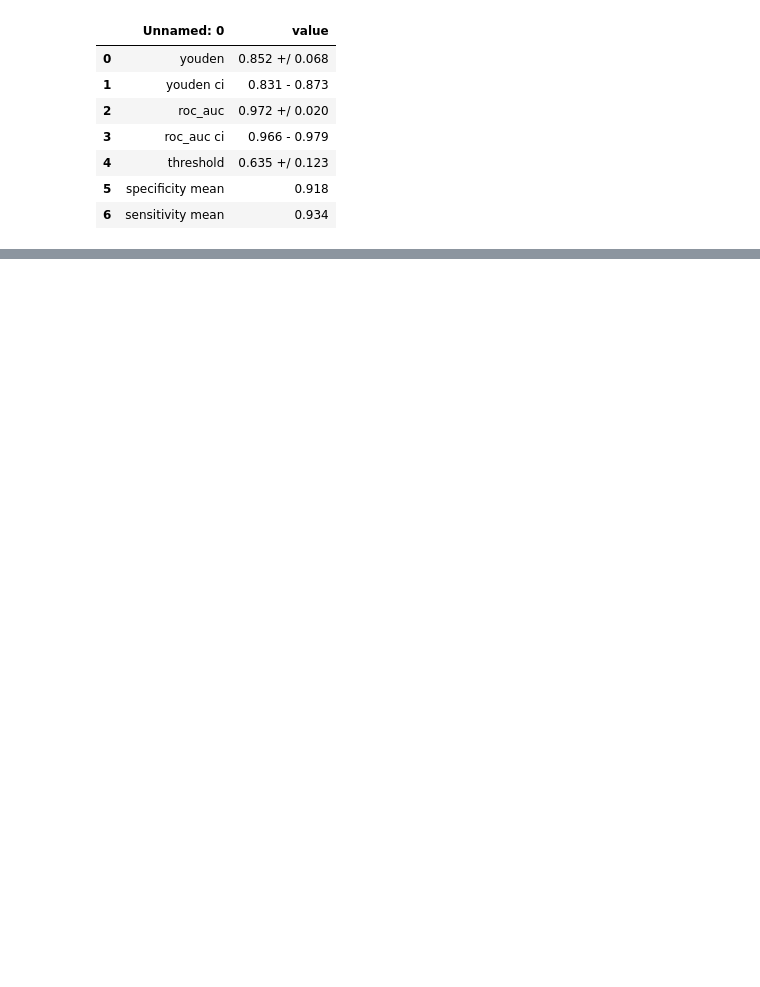
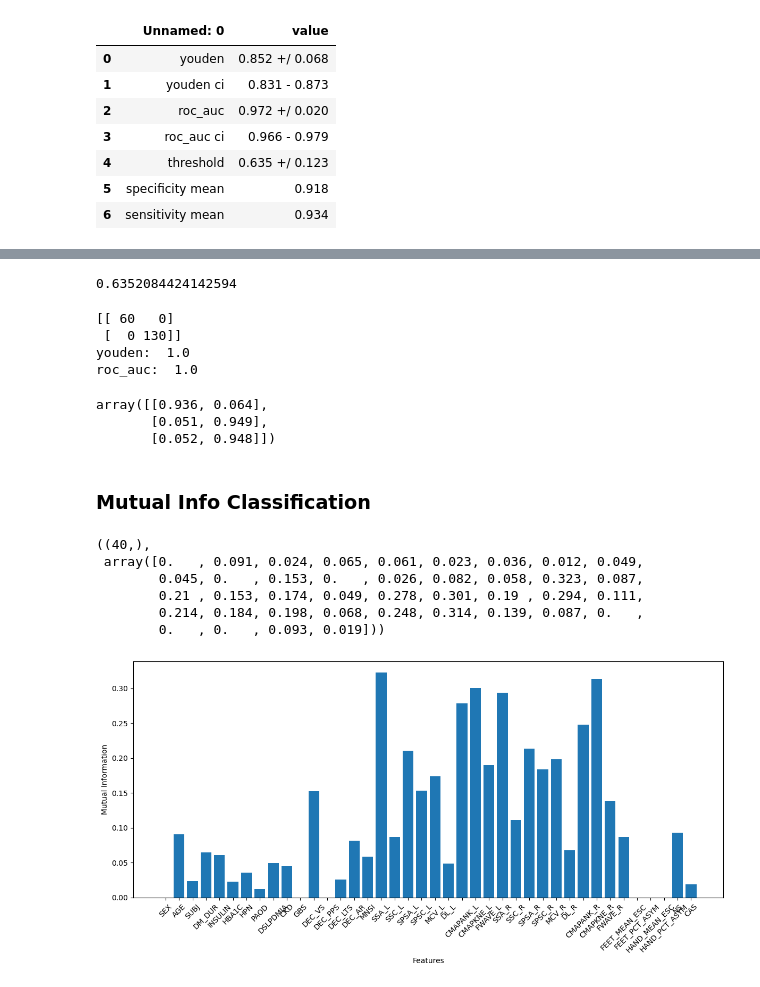
Before and after one commit to acbriza/dpn2026, a Jupyter notebook: module/hparam_optimization_final_catboost.ipynb, the cells around one changed output, grey strips where cells are left out. Saved outputs shown, nothing was run; the diff lists cells and outputs as text; code cells hidden in the pictures; blank space fills up the shorter version.

```diff
--- a/module/hparam_optimization_final_catboost.ipynb
+++ b/module/hparam_optimization_final_catboost.ipynb
@@ -411,0 +482,8 @@ pd.read_csv(outputdir / "optimization_results_summary.csv")
+# %%
+from sklearn.linear_model import Ridge
+
+# probabilities from CatBoost
+y_soft = final_model.predict_proba(X)[:,1]
+
+distilled_model_ridge = Ridge()
+distilled_model_ridge.fit(X, y_soft)
@@ -411,0 +528,8 @@ pd.read_csv(outputdir / "optimization_results_summary.csv")
+# %%
+from sklearn.linear_model import LogisticRegression
+
+# probabilities from CatBoost
+y_soft = final_model.predict_proba(X)[:,1]
+
+distilled_model_logreg = LogisticRegression(max_iter=2000)
+distilled_model_logreg.fit(X, y_soft > 0.5)
@@ -411,0 +548,12 @@ pd.read_csv(outputdir / "optimization_results_summary.csv")
+# %%
+from sklearn.linear_model import LogisticRegression
+
+surrogate_model = LogisticRegression(
+    penalty="l2",
+    C=0.1,
+    class_weight="balanced",
+    max_iter=1000
+)
+
+surrogate_model.fit(X, y)
+surrogate_model_youden, final_model_roc_auc = test_model(surrogate_model, 0.5, X, y, False)
@@ -411,0 +579,50 @@ pd.read_csv(outputdir / "optimization_results_summary.csv")
+# %%
+hpo_results_path = config_path /  config.experiment.classification_type / config.experiment.stage / config.model.code / config.experiment.tag / 'optimization_results.joblib'
+optimization_results = joblib.load(hpo_results_path)
+threshold_mean = optimization_results['threshold_mean']
+threshold_mean
+# %% [output]
+0.6352084424142594
+# %%
+# test_final_model(final_model, final_threshold)
+final_model_youden, final_model_roc_auc = test_model(final_model, threshold_mean, X, y)
+# %% [output]
+[[ 60   0]
+ [  0 130]]
+youden:  1.0
+roc_auc:  1.0
+# %%
+pred_proba = final_model.predict_proba(X)
+margin = 0.45
+pred_proba[(pred_proba[:,1] > (0.5 - margin)) & (pred_proba[:,1] < (0.5 + margin)) ]
+# %% [output]
+array([[0.936, 0.064],
+       [0.051, 0.949],
+       [0.052, 0.948]])
+# %% [markdown]
+### Mutual Info Classification
+# %%
+from sklearn.feature_selection import mutual_info_classif
+
+mi_scores = mutual_info_classif(X, y)
+mi_scores.shape, mi_scores
+# %% [output]
+((40,),
+ array([0.   , 0.091, 0.024, 0.065, 0.061, 0.023, 0.036, 0.012, 0.049,
+        0.045, 0.   , 0.153, 0.   , 0.026, 0.082, 0.058, 0.323, 0.087,
+        0.21 , 0.153, 0.174, 0.049, 0.278, 0.301, 0.19 , 0.294, 0.111,
+        0.214, 0.184, 0.198, 0.068, 0.248, 0.314, 0.139, 0.087, 0.   ,
+        0.   , 0.   , 0.093, 0.019]))
+# %%
+import matplotlib.pyplot as plt
+
+plt.figure(figsize=(12,6))
+labels=X.columns.to_list()
+plt.bar(labels, mi_scores)
+plt.ylabel("Mutual Information")
+plt.xticks(ticks=range(len(X.columns)), labels=X.columns.to_list(), rotation=45)
+plt.xlabel("Features")
+plt.tight_layout()
+plt.show()
+# %% [output]
+[figure, added]
```
Also changed, not shown: parts of 39 cells of this notebook.
